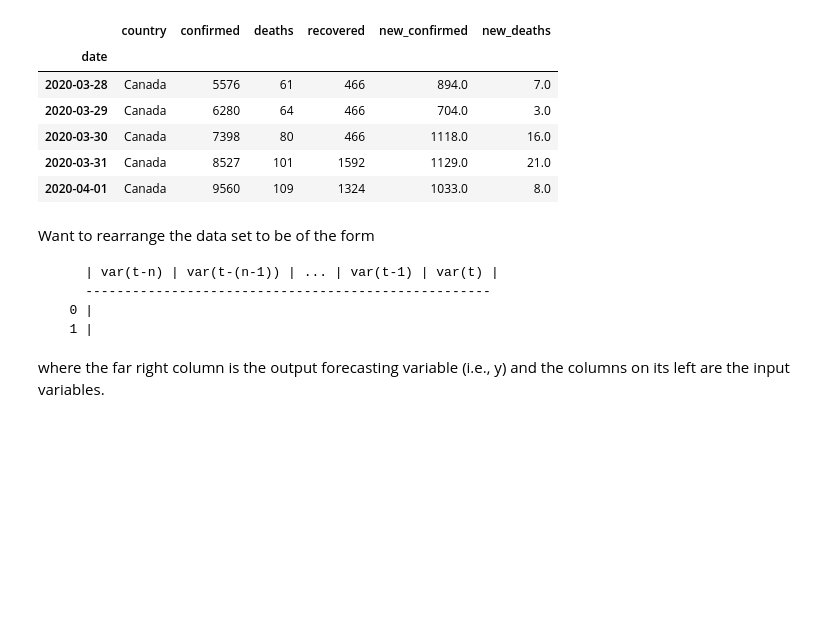
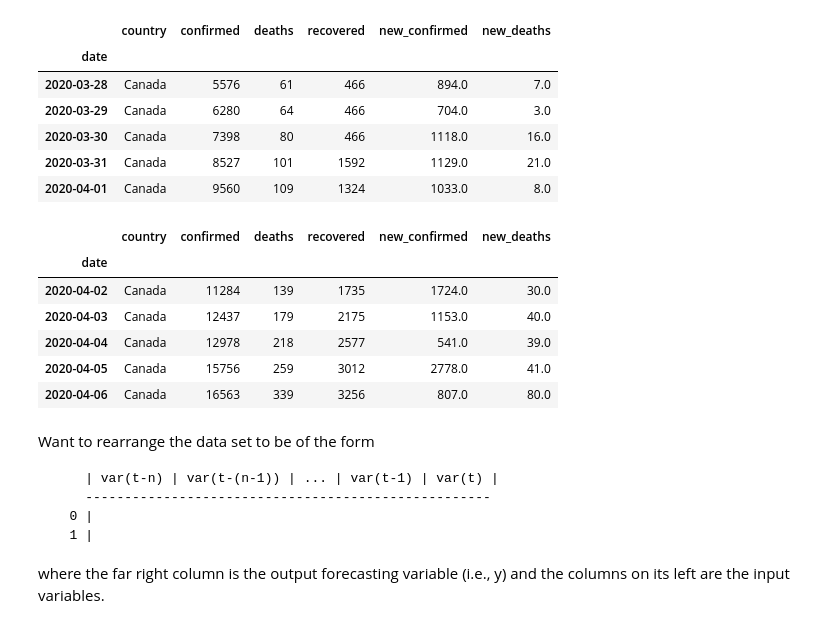
Before and after one commit to Dangandy/cv19, a Jupyter notebook: covid19_eda.ipynb, the cells around one changed output. Drawn from its saved outputs; the diff is of its cells as text; code cells hidden in the pictures; blank space fills up the shorter version.

```diff
--- a/covid19_eda.ipynb
+++ b/covid19_eda.ipynb
@@ -226,6 +252,16 @@ train.tail()
 | 2020-03-30 | Canada | 7398 | 80 | 466 | 1118.0 | 16.0 |
 | 2020-03-31 | Canada | 8527 | 101 | 1592 | 1129.0 | 21.0 |
 | 2020-04-01 | Canada | 9560 | 109 | 1324 | 1033.0 | 8.0 |
+# %%
+test.head()
+# %% [output]
+|  | country | confirmed | deaths | recovered | new_confirmed | new_deaths |
+| date |  |  |  |  |  |  |
+| 2020-04-02 | Canada | 11284 | 139 | 1735 | 1724.0 | 30.0 |
+| 2020-04-03 | Canada | 12437 | 179 | 2175 | 1153.0 | 40.0 |
+| 2020-04-04 | Canada | 12978 | 218 | 2577 | 541.0 | 39.0 |
+| 2020-04-05 | Canada | 15756 | 259 | 3012 | 2778.0 | 41.0 |
+| 2020-04-06 | Canada | 16563 | 339 | 3256 | 807.0 | 80.0 |
 # %%
 #train.reset_index(drop=True, inplace=True)
 # %% [markdown]
```
Also changed, not shown: parts of 23 cells of this notebook.
